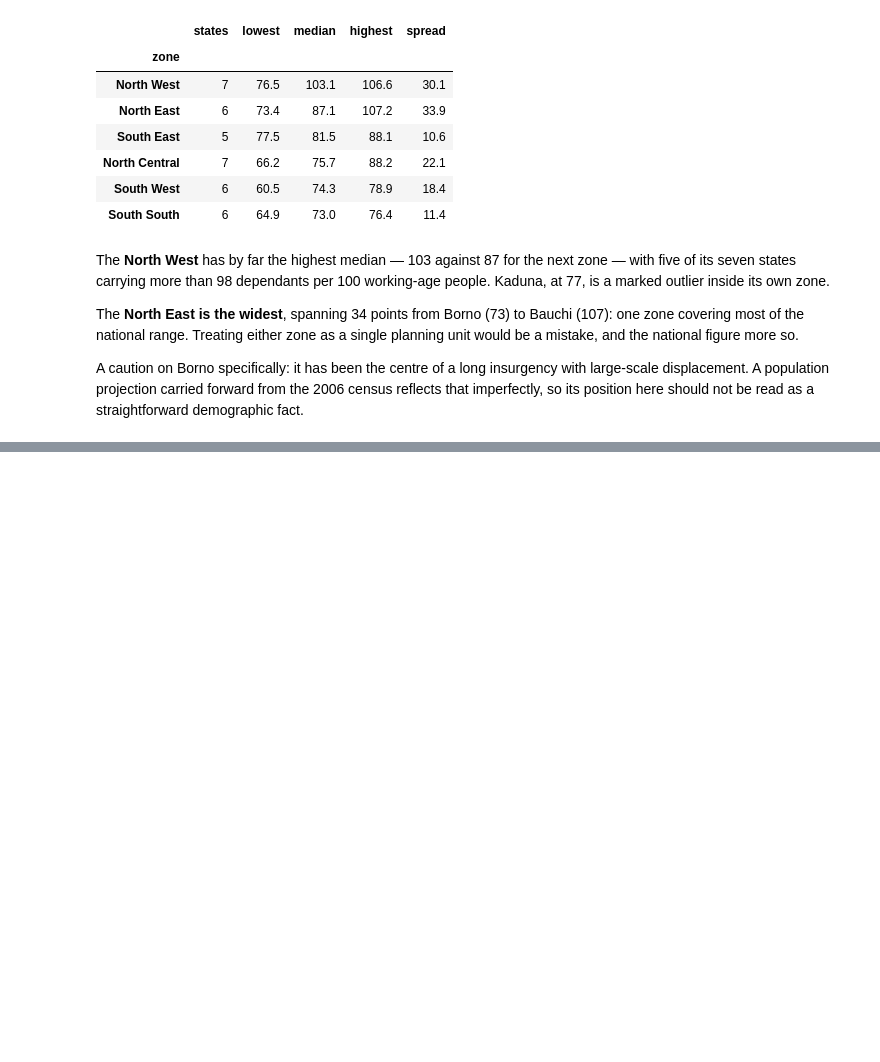
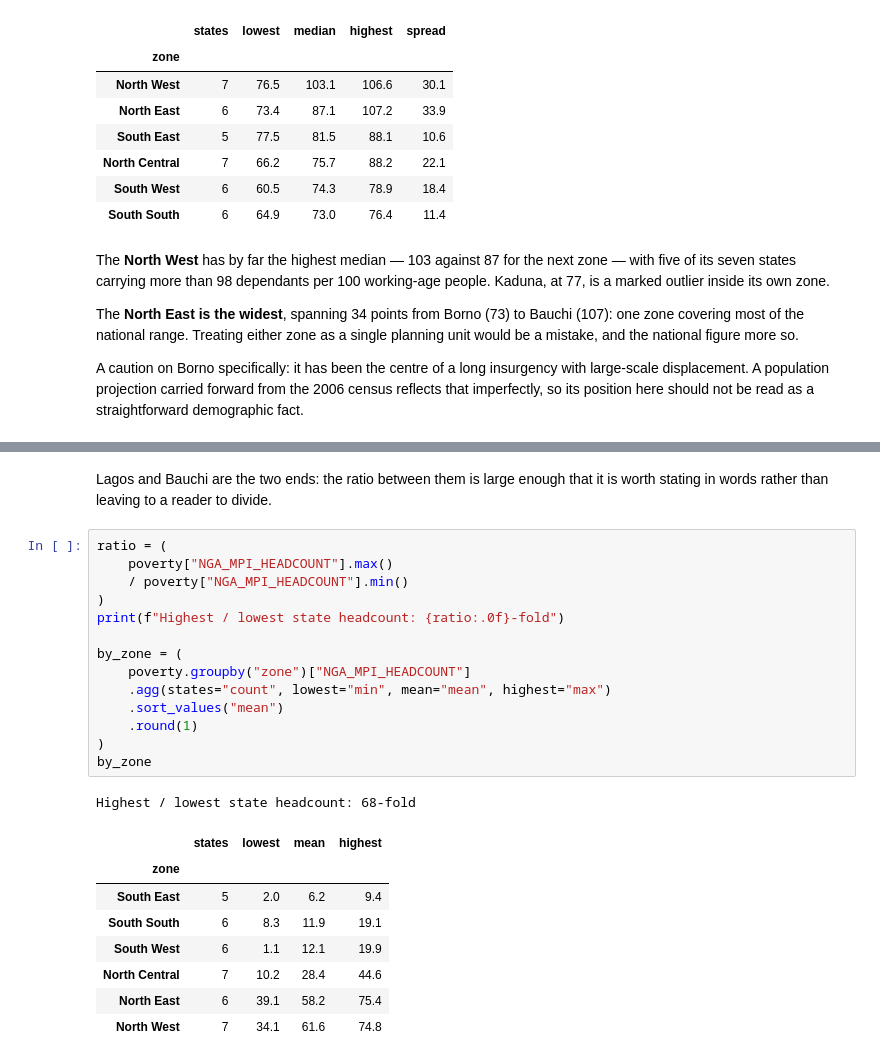
Before and after one commit to asgatcreation/nigeria-economic-intelligence, a Jupyter notebook: notebooks/01_exploratory_analysis.ipynb, the cells around one changed output, grey strips where cells are left out. Drawn from its saved outputs; the diff is of its cells as text; blank space fills up the shorter version.

```diff
--- a/notebooks/01_exploratory_analysis.ipynb
+++ b/notebooks/01_exploratory_analysis.ipynb
@@ -406,0 +448,28 @@ produce.
+# %% [markdown]
+Lagos and Bauchi are the two ends: the ratio between them is large enough
+that it is worth stating in words rather than leaving to a reader to
+divide.
+# %%
+ratio = (
+    poverty["NGA_MPI_HEADCOUNT"].max()
+    / poverty["NGA_MPI_HEADCOUNT"].min()
+)
+print(f"Highest / lowest state headcount: {ratio:.0f}-fold")
+
+by_zone = (
+    poverty.groupby("zone")["NGA_MPI_HEADCOUNT"]
+    .agg(states="count", lowest="min", mean="mean", highest="max")
+    .sort_values("mean")
+    .round(1)
+)
+by_zone
+# %% [output]
+Highest / lowest state headcount: 68-fold
+|  | states | lowest | mean | highest |
+| zone |  |  |  |  |
+| South East | 5 | 2.0 | 6.2 | 9.4 |
+| South South | 6 | 8.3 | 11.9 | 19.1 |
+| South West | 6 | 1.1 | 12.1 | 19.9 |
+| North Central | 7 | 10.2 | 28.4 | 44.6 |
+| North East | 6 | 39.1 | 58.2 | 75.4 |
+| North West | 7 | 34.1 | 61.6 | 74.8 |
```
Also changed, not shown: parts of 13 cells of this notebook, 9 other files.
